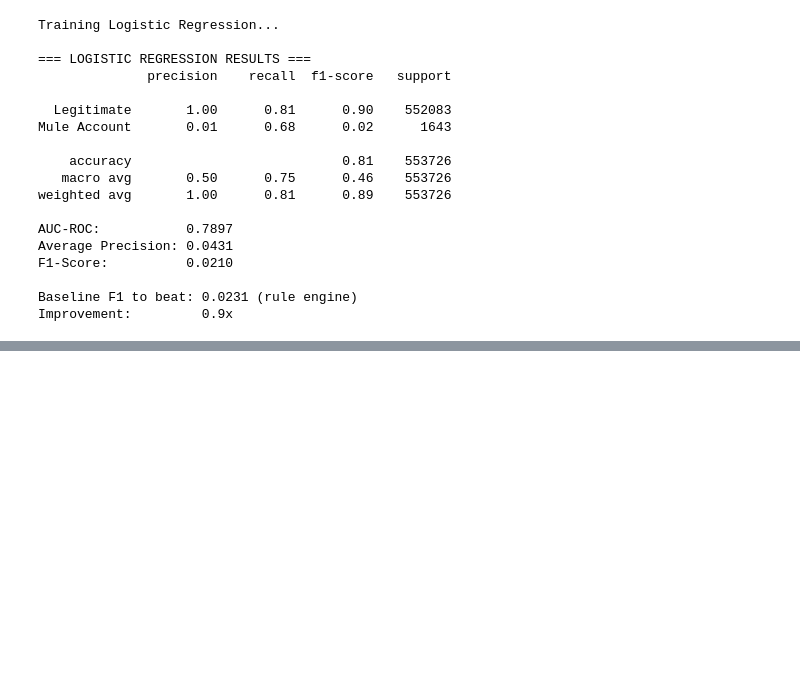
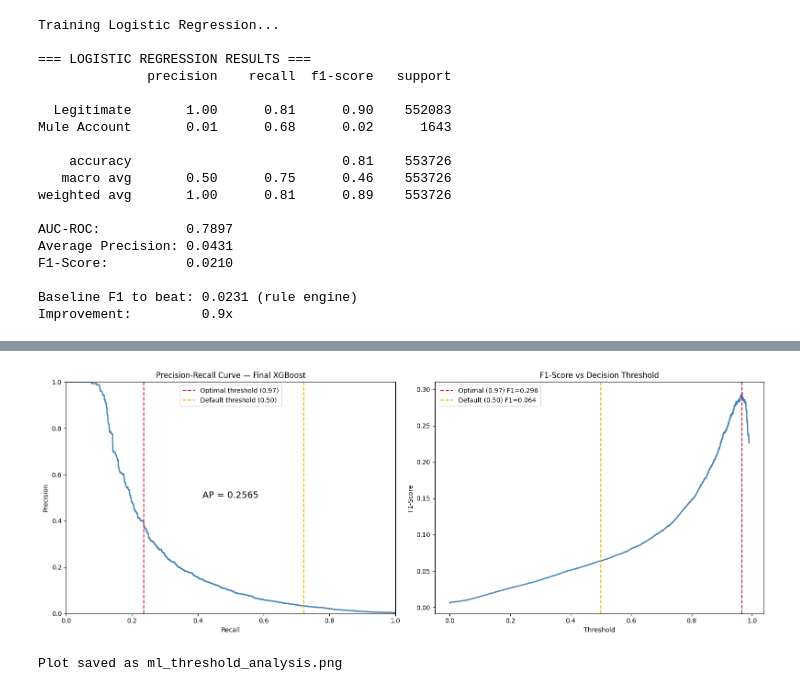
Before and after one commit to anishbanerjee05/mule-account-detection, a Jupyter notebook: 03_ML_classification.ipynb, the cells around one changed output, grey strips where cells are left out. Drawn from its saved outputs; the diff is of its cells as text; code cells hidden in the pictures; blank space fills up the shorter version.

```diff
--- a/03_ML_classification.ipynb
+++ b/03_ML_classification.ipynb
@@ -246,0 +703,40 @@ Improvement:         0.9x
+# %%
+fig, axes = plt.subplots(1, 2, figsize=(16, 6))
+
+# Plot 1 — Precision-Recall curve
+axes[0].plot(recalls, precisions, color='steelblue', linewidth=2)
+axes[0].axvline(x=recall_score(y_test, xgb_pred_opt),
+                color='crimson', linestyle='--',
+                label=f'Optimal threshold ({best_threshold:.2f})')
+axes[0].axvline(x=recall_score(y_test, xgb_pred_final),
+                color='orange', linestyle='--',
+                label='Default threshold (0.50)')
+axes[0].set_xlabel('Recall')
+axes[0].set_ylabel('Precision')
+axes[0].set_title('Precision-Recall Curve — Final XGBoost')
+axes[0].legend()
+axes[0].set_xlim([0, 1])
+axes[0].set_ylim([0, 1])
+axes[0].text(0.5, 0.5, f'AP = {xgb_ap_f:.4f}',
+             fontsize=14, ha='center', transform=axes[0].transAxes)
+
+# Plot 2 — F1 vs threshold
+thresh_range = thresholds[thresholds <= 0.99]
+f1_range = f1_scores[:len(thresh_range)]
+axes[1].plot(thresh_range, f1_range, color='steelblue', linewidth=2)
+axes[1].axvline(x=best_threshold, color='crimson', linestyle='--',
+                label=f'Optimal ({best_threshold:.2f}) F1={best_f1:.3f}')
+axes[1].axvline(x=0.50, color='orange', linestyle='--',
+                label=f'Default (0.50) F1={xgb_f1_f:.3f}')
+axes[1].set_xlabel('Threshold')
+axes[1].set_ylabel('F1-Score')
+axes[1].set_title('F1-Score vs Decision Threshold')
+axes[1].legend()
+
+plt.tight_layout()
+plt.savefig('ml_threshold_analysis.png', dpi=150, bbox_inches='tight')
+plt.show()
+print("Plot saved as ml_threshold_analysis.png")
+# %% [output]
+[figure, added]
+Plot saved as ml_threshold_analysis.png
```
Also changed, not shown: parts of 20 cells of this notebook, 2 other files.
